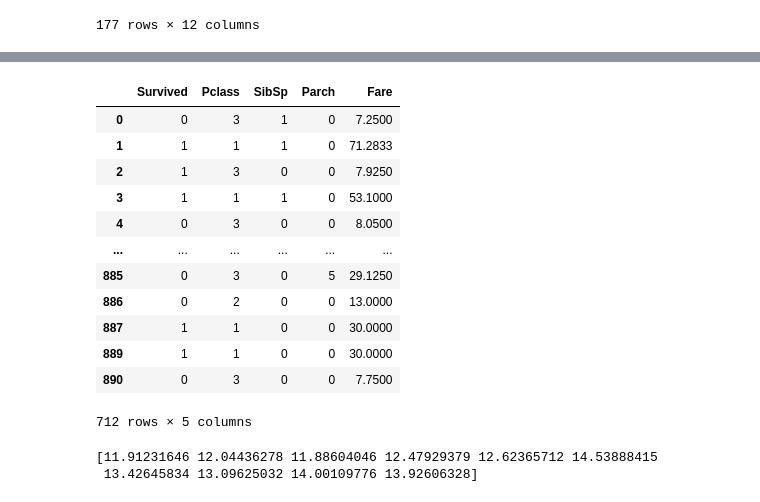
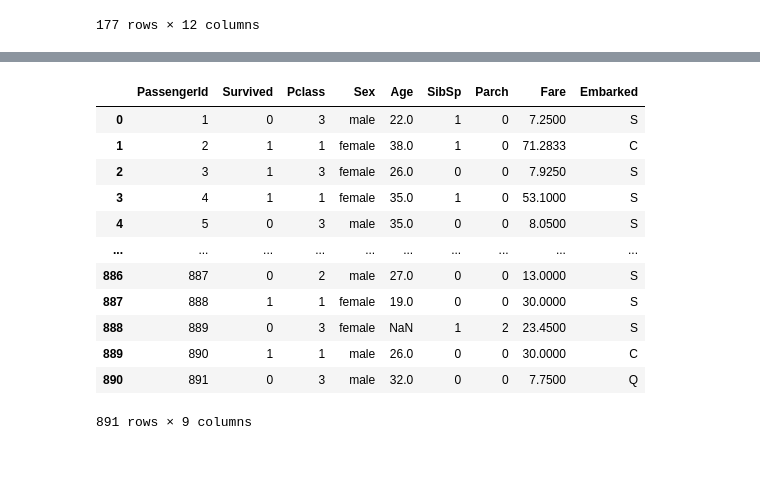
Before and after one commit to tranduckhoatcu/Hands-On-Machine-Learning-with-Scikit-Learn-Keras-and-TensorFlow, a Jupyter notebook: Chapter 3/titanic.ipynb, the cells around one changed output, grey strips where cells are left out. Cells and saved outputs as stored; diff of their text form; code cells hidden in the pictures; blank space fills up the shorter version.

```diff
--- a/Chapter 3/titanic.ipynb
+++ b/Chapter 3/titanic.ipynb
@@ -117,0 +101,10 @@ len(X_age_train_cat)
+# %%
+train.columns.name = "Number missing values"
+train_missing = pd.DataFrame({'Class':train.columns, 'Number missing values':train.isnull().sum().values,"Precentage of missing value":(train.isnull().sum().values/len(train.index))*100})
+display(train_missing)
+
+## We deleting rows which have missing value
+refuse = train_missing.loc[train_missing['Precentage of missing value'] >= 30].Class.values.tolist()
+new_train = train.drop(columns=refuse+['Name','Ticket']).reset_index(drop=True)
+new_train.columns.name = None
+display(new_train)
@@ -118,21 +204,18 @@ len(X_age_train_cat)
 # %%
 from sklearn.pipeline import Pipeline
 from sklearn.preprocessing import StandardScaler
-num_pipeline = Pipeline([
-        ('std_scaler', StandardScaler()),
-])
-display(X_age_train_num)
+display(new_train)
 # %% [output]
-|  | Survived | Pclass | SibSp | Parch | Fare |
-| 0 | 0 | 3 | 1 | 0 | 7.2500 |
-| 1 | 1 | 1 | 1 | 0 | 71.2833 |
-| 2 | 1 | 3 | 0 | 0 | 7.9250 |
-| 3 | 1 | 1 | 1 | 0 | 53.1000 |
-| 4 | 0 | 3 | 0 | 0 | 8.0500 |
-| ... | ... | ... | ... | ... | ... |
-| 885 | 0 | 3 | 0 | 5 | 29.1250 |
-| 886 | 0 | 2 | 0 | 0 | 13.0000 |
-| 887 | 1 | 1 | 0 | 0 | 30.0000 |
-| 889 | 1 | 1 | 0 | 0 | 30.0000 |
-| 890 | 0 | 3 | 0 | 0 | 7.7500 |
+|  | PassengerId | Survived | Pclass | Sex | Age | SibSp | Parch | Fare | Embarked |
+| 0 | 1 | 0 | 3 | male | 22.0 | 1 | 0 | 7.2500 | S |
+| 1 | 2 | 1 | 1 | female | 38.0 | 1 | 0 | 71.2833 | C |
+| 2 | 3 | 1 | 3 | female | 26.0 | 0 | 0 | 7.9250 | S |
+| 3 | 4 | 1 | 1 | female | 35.0 | 1 | 0 | 53.1000 | S |
+| 4 | 5 | 0 | 3 | male | 35.0 | 0 | 0 | 8.0500 | S |
+| ... | ... | ... | ... | ... | ... | ... | ... | ... | ... |
+| 886 | 887 | 0 | 2 | male | 27.0 | 0 | 0 | 13.0000 | S |
+| 887 | 888 | 1 | 1 | female | 19.0 | 0 | 0 | 30.0000 | S |
+| 888 | 889 | 0 | 3 | female | NaN | 1 | 2 | 23.4500 | S |
+| 889 | 890 | 1 | 1 | male | 26.0 | 0 | 0 | 30.0000 | C |
+| 890 | 891 | 0 | 3 | male | 32.0 | 0 | 0 | 7.7500 | Q |
-712 rows × 5 columns
+891 rows × 9 columns
@@ -154,7 +221,0 @@ age_pre = forest_reg.predict(X_age_train_prepared)
-# %%
-from sklearn.model_selection import cross_val_score
-print(np.sqrt(- cross_val_score(forest_reg,X_age_train_prepared,y_age_train,
-                             scoring="neg_mean_squared_error",cv=10)))
-# %% [output]
-[11.91231646 12.04436278 11.88604046 12.47929379 12.62365712 14.53888415
- 13.42645834 13.09625032 14.00109776 13.92606328]
```
Also changed, not shown: parts of 19 cells of this notebook.
